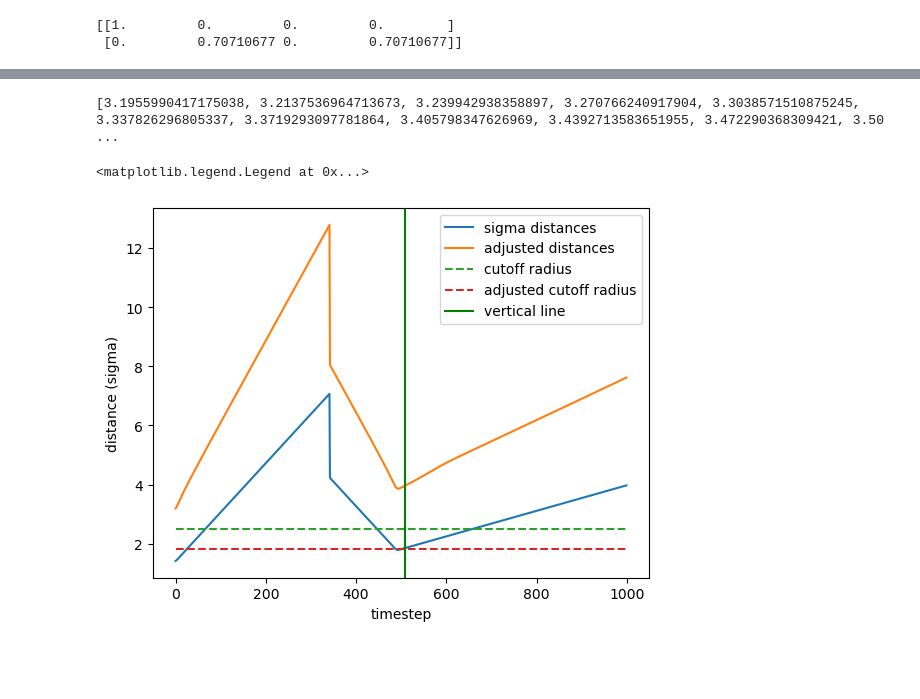
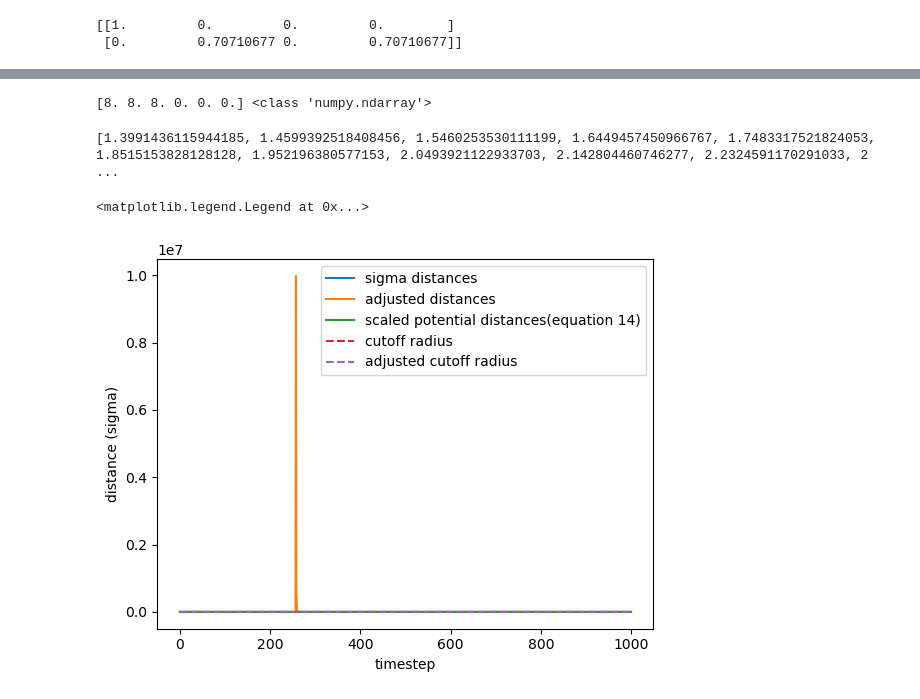
Before and after one commit to cmelab/Anisotropic-Particle-Simulation, a Jupyter notebook: Attempting_to_create_the_desired_two_particle_environment_different_orientation.ipynb, the cells around one changed output, grey strips where cells are left out. Cells and saved outputs as stored; diff of their text form; code cells hidden in the pictures; blank space fills up the shorter version.

Commit message:
Added scaled potential distances

```diff
--- a/Attempting_to_create_the_desired_two_particle_environment_different_orientation.ipynb
+++ b/Attempting_to_create_the_desired_two_particle_environment_different_orientation.ipynb
@@ -158,16 +145,35 @@ gsd.__version__
 #To finish later
 def distconvert(dist, lperp, lpar, ei, ej):
     sigmin = min(lperp, lpar) * 2
-    H = 2 * lperp**2 + ((lpar**2 - lperp**2) * (np.outer(ei, ei) + np.outer(ej, ej)))
-    sigma = (np.dot((0.5*dist) , np.dot(H**(-1), dist)))**(-2)
+    H = 2 * (lperp**2) * np.identity(3) + ((lpar**2 - lperp**2) * (np.outer(ei, ei) + np.outer(ej, ej)))
+    sigma = (np.dot((0.5*dist) , np.dot(np.linalg.inv(H), dist)))**(-2)
     #print(H**(-1))
     gbdist = ((np.linalg.norm(dist) - sigma + sigmin) / sigmin)
-    return gbdist
+    return np.abs(gbdist)
+# %%
+def phiconvert(dist, lperp, lpar, ei, ej):
+    sigmin = min(lperp, lpar) * 2
+    H = 2 * (lperp**2) * np.identity(3) + ((lpar**2 - lperp**2) * (np.outer(ei, ei) + np.outer(ej, ej)))
+    sigma = (np.dot((0.5*dist) , np.dot(np.linalg.inv(H), dist)))**(-2)
+    #print(H**(-1))
+    gbdist = np.dot((0.5*dist) , np.dot(np.linalg.inv(H), dist))
+    return np.abs(gbdist)
+# %%
+print(frame.configuration.box, type(frame.configuration.box))
+# %% [output]
+[8. 8. 8. 0. 0. 0.] <class 'numpy.ndarray'>
 # %%
 distances = []
 gbdists = []
+phidists = []
 for frame in f:
-    distvect = frame.particles.position[1] - frame.particles.position[0]
+    #Adjust for periodic boundaries
+    #distvect = frame.particles.position[1] - frame.particles.position[0]
+    dx, dy, dz = frame.particles.position[1] - frame.particles.position[0]
+    dx = np.sign(dx) * (np.abs(dx) %(frame.configuration.box[0]/2))
+    dy = np.sign(dy) * (np.abs(dy) %(frame.configuration.box[1]/2))
+    dz = np.sign(dz) * (np.abs(dz) %(frame.configuration.box[2]/2))
+    distvect = np.array([dx, dy, dz])
     distnorm = numpy.linalg.norm(distvect)
     distances.append(distnorm)
     ei = frame.particles.orientation[0][1:]
@@ -175,21 +181,23 @@ for frame in f:
     ej = frame.particles.orientation[1][1:]
     ej = ej / np.linalg.norm(ej)
     gbdists.append(distconvert(distvect, lperp, lpar, ei, ej))
+    phidists.append(phiconvert(distvect, lperp, lpar, ei, ej))
 
 print(gbdists)
 # %% [output]
-[3.1955990417175038, 3.2137536964713673, 3.239942938358897, 3.270766240917904, 3.3038571510875245, 3.337826296805337, 3.3719293097781864, 3.405798347626969, 3.4392713583651955, 3.472290368309421, 3.50 ...
+[1.3991436115944185, 1.4599392518408456, 1.5460253530111199, 1.6449457450966767, 1.7483317521824053, 1.8515153828128128, 1.952196380577153, 2.0493921122933703, 2.142804460746277, 2.2324591170291033, 2 ...
 # %%
 plt.figure()
 plt.plot(distances, label = 'sigma distances')
 plt.plot(gbdists, label = 'adjusted distances')
+plt.plot(phidists, label = 'scaled potential distances(equation 14)')
 plt.xlabel('timestep')
 plt.ylabel('distance (sigma)')
-plt.plot(gay_berne.r_cut[('A', 'A')] * numpy.ones_like(distances), ls = '--', label = 'cutoff radius')
-plt.plot((gay_berne.r_cut[('A', 'A')] - sigmax + sigmin)/sigmin * numpy.ones_like(distances), ls = '--', label = 'adjusted cutoff radius')
-plt.axvline(x = 508, color = 'g', label = 'vertical line') #This is the function for a vertical line but
-
+plt.plot(2.5 * numpy.ones_like(distances), ls = '--', label = 'cutoff radius')
+plt.plot(((2.5 - sigmax + sigmin)/sigmin) * numpy.ones_like(distances), ls = '--', label = 'adjusted cutoff radius')
+#plt.axvline(x = 490, color = 'g', label = 'vertical line') #This is the function for a vertical line but
+#plt.ylim(-10, 8)
 plt.legend()
 # %% [output]
 <matplotlib.legend.Legend at 0x...>
-[figure, old version]
+[figure, new version]
```
Also changed, not shown: parts of 9 cells of this notebook.
